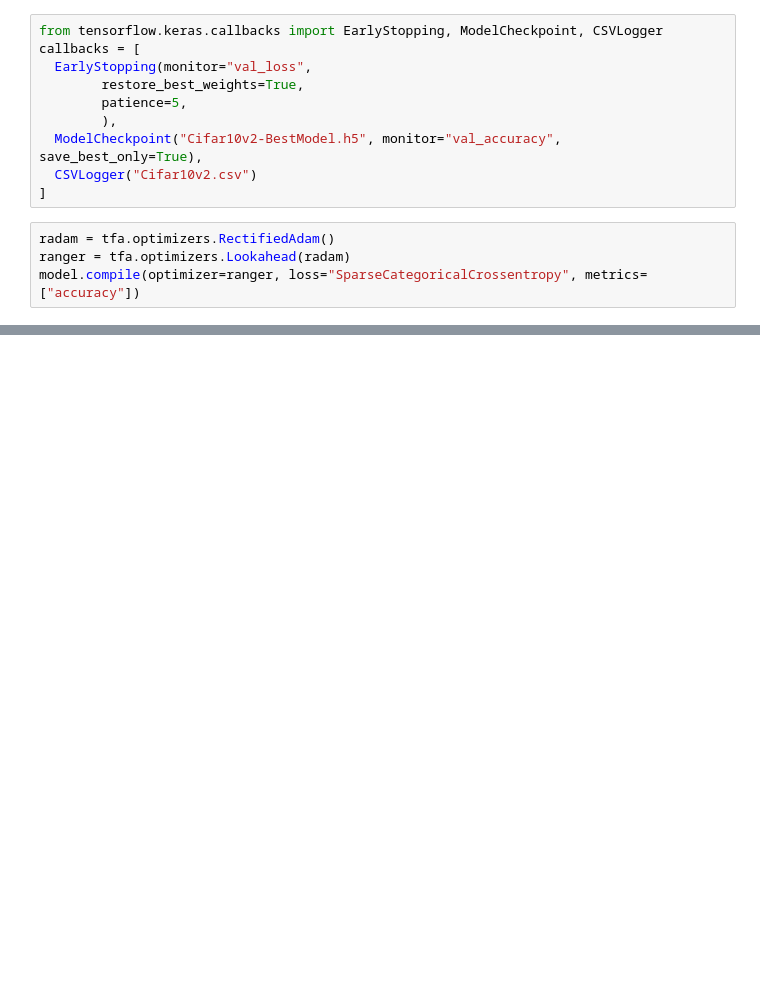
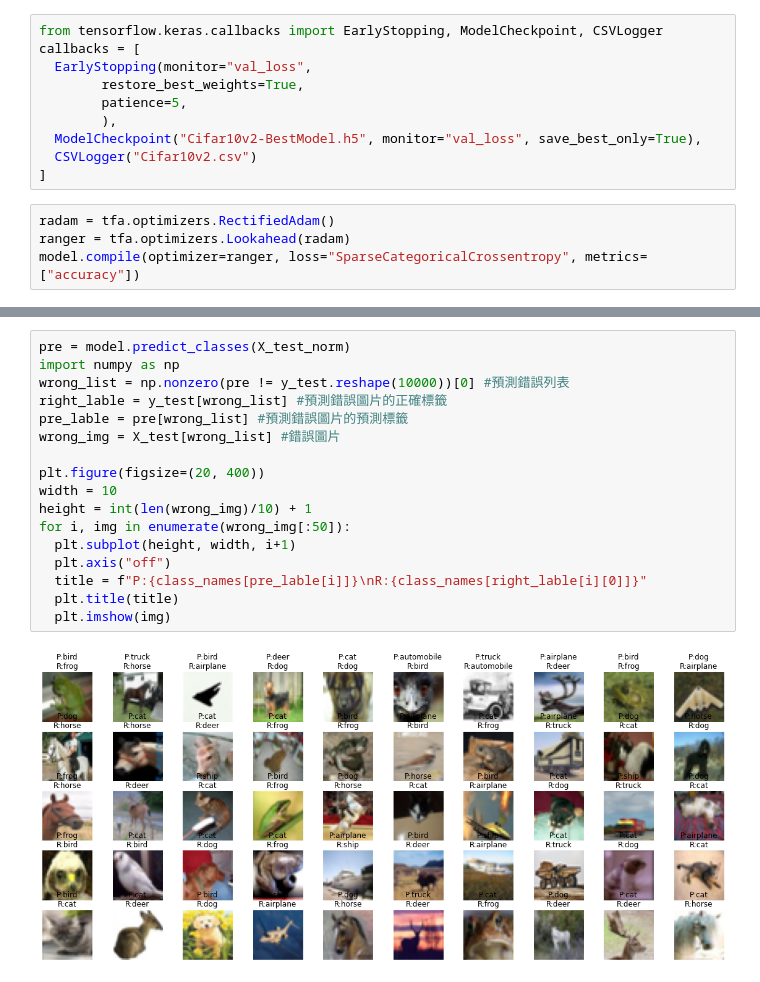
Before and after one commit to babymlin/Cifar10_80_percent, a Jupyter notebook: Cifar10_v2.ipynb, the cells around one changed output, grey strips where cells are left out. Saved outputs shown, nothing was run; the diff lists cells and outputs as text; blank space fills up the shorter version.

```diff
--- a/Cifar10_v2.ipynb
+++ b/Cifar10_v2.ipynb
@@ -112,7 +110,7 @@ callbacks = [
         restore_best_weights=True,
         patience=5,
         ),
-  ModelCheckpoint("Cifar10v2-BestModel.h5", monitor="val_accuracy", save_best_only=True),
+  ModelCheckpoint("Cifar10v2-BestModel.h5", monitor="val_loss", save_best_only=True),
   CSVLogger("Cifar10v2.csv")
 ]
 # %%
@@ -156,0 +155,19 @@ model.evaluate(X_test_norm, y_test)
+# %%
+pre = model.predict_classes(X_test_norm)
+import numpy as np
+wrong_list = np.nonzero(pre != y_test.reshape(10000))[0] #預測錯誤列表
+right_lable = y_test[wrong_list] #預測錯誤圖片的正確標籤
+pre_lable = pre[wrong_list] #預測錯誤圖片的預測標籤
+wrong_img = X_test[wrong_list] #錯誤圖片
+
+plt.figure(figsize=(20, 400))
+width = 10
+height = int(len(wrong_img)/10) + 1
+for i, img in enumerate(wrong_img[:50]):
+  plt.subplot(height, width, i+1)
+  plt.axis("off")
+  title = f"P:{class_names[pre_lable[i]]}\nR:{class_names[right_lable[i][0]]}"
+  plt.title(title)
+  plt.imshow(img)
+# %% [output]
+[figure, added]
```
Also changed, not shown: parts of 5 cells of this notebook.
